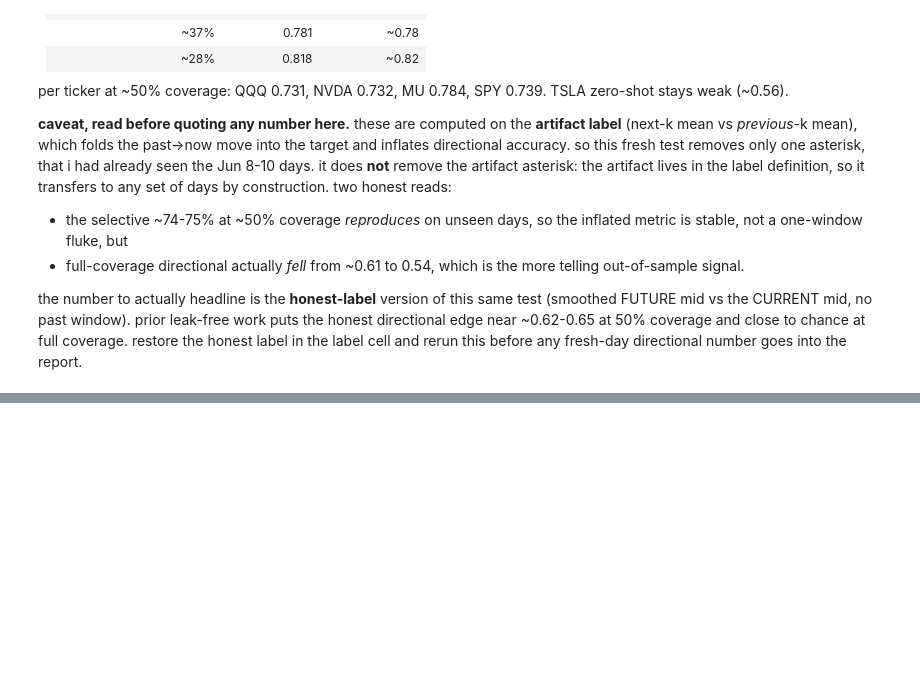
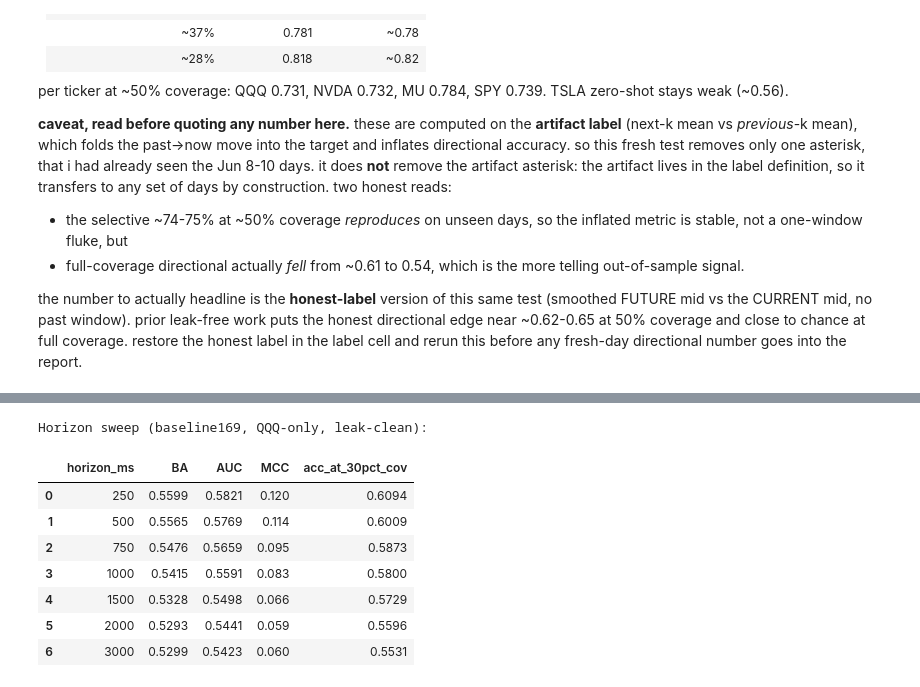
Before and after one commit to pallavigeddam/cs207-section5-team4-project, a Jupyter notebook: Ron_LSTM.ipynb, the cells around one changed output, grey strips where cells are left out. Cells and saved outputs as stored; diff of their text form; code cells hidden in the pictures; blank space fills up the shorter version.

```diff
--- a/Ron_LSTM.ipynb
+++ b/Ron_LSTM.ipynb
@@ -887,0 +936,20 @@ the number to actually headline is the **honest-label** version of this same tes
+# %%
+# DL-1 horizon lever (QQQ-only): shorter horizon -> higher honest accuracy. This is the clean,
+# showable result (no NQ, no latency assumption).
+cells = {(c['rep'],c['horizon_ms']):c for c in grid['cells']}
+rows=[]
+for h in [250,500,750,1000,1500,2000,3000]:
+    c=cells[('baseline169',h)]
+    rows.append(dict(horizon_ms=h, BA=round(c['ba'],4), AUC=round(c['auc'],4), MCC=round(c['mcc'],3),
+                     acc_at_30pct_cov=round(c['coverage']['30']['acc'],4)))
+hz=pd.DataFrame(rows); print('Horizon sweep (baseline169, QQQ-only, leak-clean):'); display(hz)
+# %% [output]
+Horizon sweep (baseline169, QQQ-only, leak-clean):
+|  | horizon_ms | BA | AUC | MCC | acc_at_30pct_cov |
+| 0 | 250 | 0.5599 | 0.5821 | 0.120 | 0.6094 |
+| 1 | 500 | 0.5565 | 0.5769 | 0.114 | 0.6009 |
+| 2 | 750 | 0.5476 | 0.5659 | 0.095 | 0.5873 |
+| 3 | 1000 | 0.5415 | 0.5591 | 0.083 | 0.5800 |
+| 4 | 1500 | 0.5328 | 0.5498 | 0.066 | 0.5729 |
+| 5 | 2000 | 0.5293 | 0.5441 | 0.059 | 0.5596 |
+| 6 | 3000 | 0.5299 | 0.5423 | 0.060 | 0.5531 |
```
Also changed, not shown: parts of 51 cells of this notebook.
